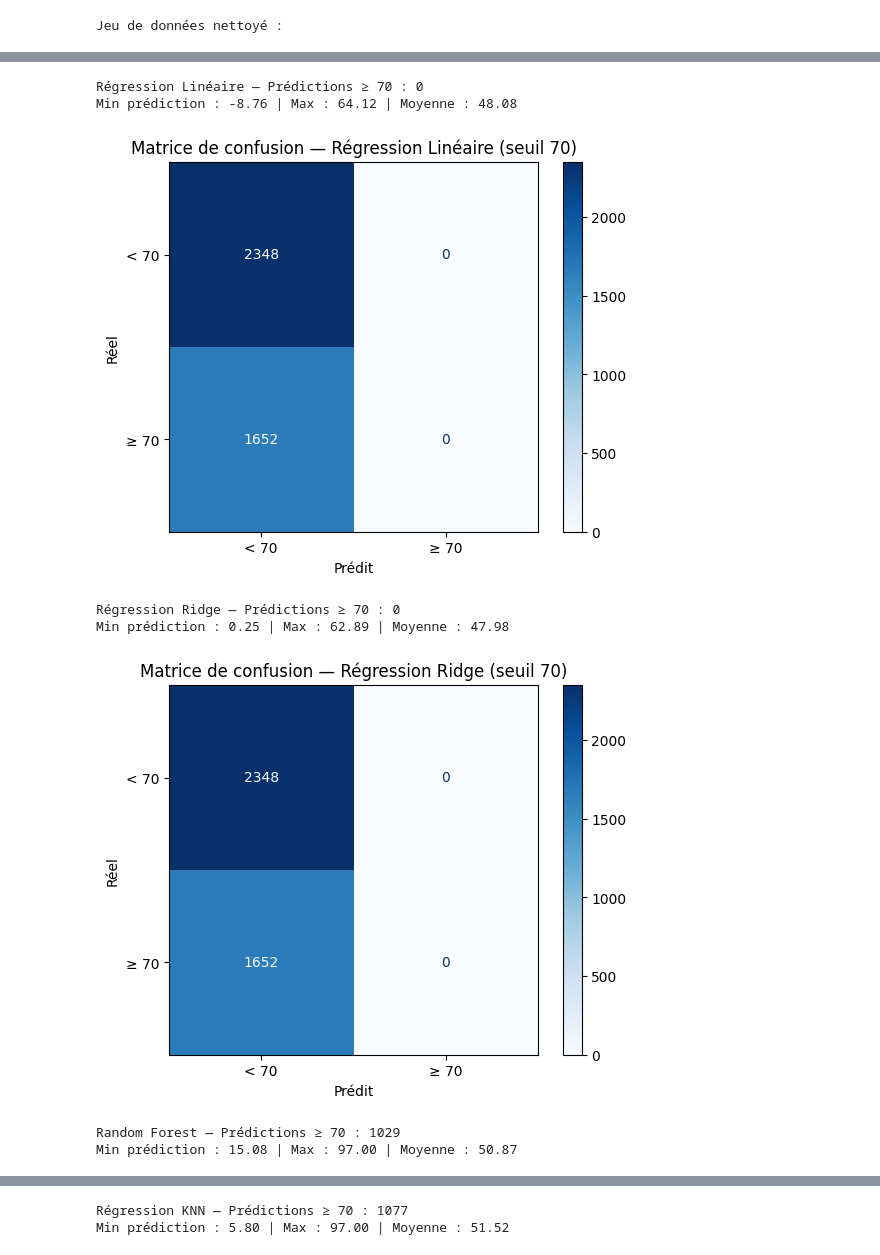
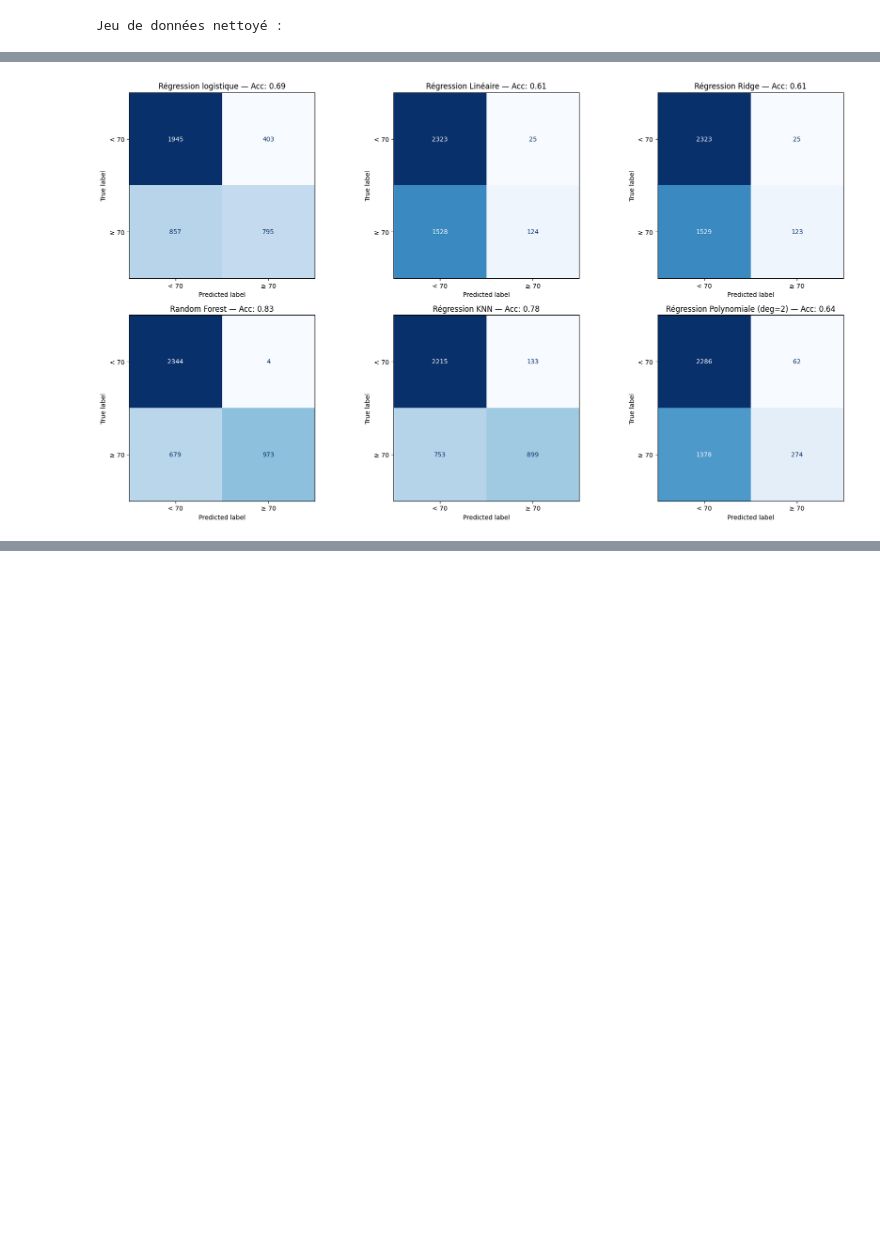
Before and after one commit to Drilly93/Spotfy_ML, a Jupyter notebook: ML_popularity.ipynb, the cells around one changed output, grey strips where cells are left out. Drawn from its saved outputs; the diff is of its cells as text; code cells hidden in the pictures; blank space fills up the shorter version.

```diff
--- a/ML_popularity.ipynb
+++ b/ML_popularity.ipynb
@@ -323,11 +201,13 @@ Cette analyse permet d’évaluer si le modèle peut efficacement **prédire si
 n = len(models)
 acc_train = [0] * n
 acc_test = [0] * n
-acc_cv = [0] * n
+conf_matrices = [0] * n
+model_names = [""] * n
 # %%
 from sklearn.linear_model import LogisticRegression
 from sklearn.metrics import confusion_matrix, ConfusionMatrixDisplay, accuracy_score
 import matplotlib.pyplot as plt
+from sklearn.model_selection import cross_val_score
 
 # 1. Créer une version binaire de y avec seuil 70
 y_class_70 = (y >= 70).astype(int)
@@ -345,6 +225,8 @@ y_pred_class70_train = log_model.predict(X_train)
 
 # 4. Matrice de confusion
 cm = confusion_matrix(y_test_class70, y_pred_class70)
+conf_matrices[0] =cm
+model_names[0] = "Régression logistique"
 disp = ConfusionMatrixDisplay(confusion_matrix=cm, display_labels=["< 70", "≥ 70"])
 disp.plot(cmap="Blues")
 plt.title("Matrice de confusion — Régression logistique (seuil 70)")
@@ -358,5 +240,5 @@ acc = accuracy_score(y_test_class70, y_pred_class70)
 acc_train[0] = accuracy_score(y_train_class70, y_pred_class70_train)
 acc_test[0] = accuracy_score(y_test_class70, y_pred_class70)
 
-print(f"✅ Accuracy (seuil 70) : {acc:.4f}")
+print(f" Accuracy (seuil 70) : {acc:.4f}")
 # %% [output]
@@ -398,48 +257,42 @@ Ce bloc de code permet d’évaluer les modèles de régression (autres que la r
    * Les faux négatifs (chansons populaires non détectées)
    * Les vrais négatifs
 # %%
-from sklearn.metrics import confusion_matrix, ConfusionMatrixDisplay
 
-# Binarisation de la vérité terrain
+# Binarisation de la vérité terrain (seuil 70)
 y_test_class70 = (y_test >= 70).astype(int)
 y_train_class70 = (y_train >= 70).astype(int)
-i = 1
-# Générer et afficher une matrice de confusion pour chaque modèle
+
+i=1
+
+# Générer les prédictions et matrices de confusion
 for name, model in models.items():
     if "Logistique" not in name:
         model.fit(X_train, y_train)
         y_pred_continu = model.predict(X_test)
         y_pred_continu_train = model.predict(X_train)
-        print(f"{name} — Prédictions ≥ 70 : {(y_pred_continu >= 70).sum()}")
-        print(f"Min prédiction : {y_pred_continu.min():.2f} | Max : {y_pred_continu.max():.2f} | Moyenne : {y_pred_continu.mean():.2f}")
+
         y_pred_class70 = (y_pred_continu >= 70).astype(int)
         y_pred_class70_train = (y_pred_continu_train >= 70).astype(int)
 
         acc_train[i] = accuracy_score(y_train_class70, y_pred_class70_train)
         acc_test[i] = accuracy_score(y_test_class70, y_pred_class70)
 
-        # Matrice de confusion
         cm = confusion_matrix(y_test_class70, y_pred_class70)
-        disp = ConfusionMatrixDisplay(confusion_matrix=cm, display_labels=["< 70", "≥ 70"])
-        disp.plot(cmap="Blues")
-        plt.title(f"Matrice de confusion — {name} (seuil 70)")
-        plt.xlabel("Prédit")
-        plt.ylabel("Réel")
-        plt.grid(False)
-        plt.show()
-
+        conf_matrices[i] =cm
+        model_names[i] = name
         i+=1
 
-print("Taille y_test_class70 :", len(y_test_class70))
-print("Taille y_pred_class70 :", len(y_pred_class70))
-print("Somme matrice :", cm.sum())
-print("Taille test :", len(y_test))
+# Affichage des matrices dans une seule figure (2 lignes x 3 colonnes)
+fig, axes = plt.subplots(2, 3, figsize=(18, 10))
+axes = axes.flatten()
+
+for i, (cm, name) in enumerate(zip(conf_matrices, model_names)):
+    disp = ConfusionMatrixDisplay(confusion_matrix=cm, display_labels=["< 70", "≥ 70"])
+    disp.plot(cmap="Blues", ax=axes[i], colorbar=False)
+    axes[i].set_title(f"{name} — Acc: {acc_test[i]:.2f}")
+    axes[i].grid(False)
+
+plt.tight_layout()
+plt.show()
 # %% [output]
-Régression Linéaire — Prédictions ≥ 70 : 0
-Min prédiction : -8.76 | Max : 64.12 | Moyenne : 48.08
-[figure, old version]
+[figure, new version]
-Régression Ridge — Prédictions ≥ 70 : 0
-Min prédiction : 0.25 | Max : 62.89 | Moyenne : 47.98
-[figure, removed]
-Random Forest — Prédictions ≥ 70 : 1029
-Min prédiction : 15.08 | Max : 97.00 | Moyenne : 50.87
@@ -447,2 +298,0 @@ Min prédiction : 15.08 | Max : 97.00 | Moyenne : 50.87
-Régression KNN — Prédictions ≥ 70 : 1077
-Min prédiction : 5.80 | Max : 97.00 | Moyenne : 51.52
```
Also changed, not shown: parts of 18 cells of this notebook, 3 other files.
